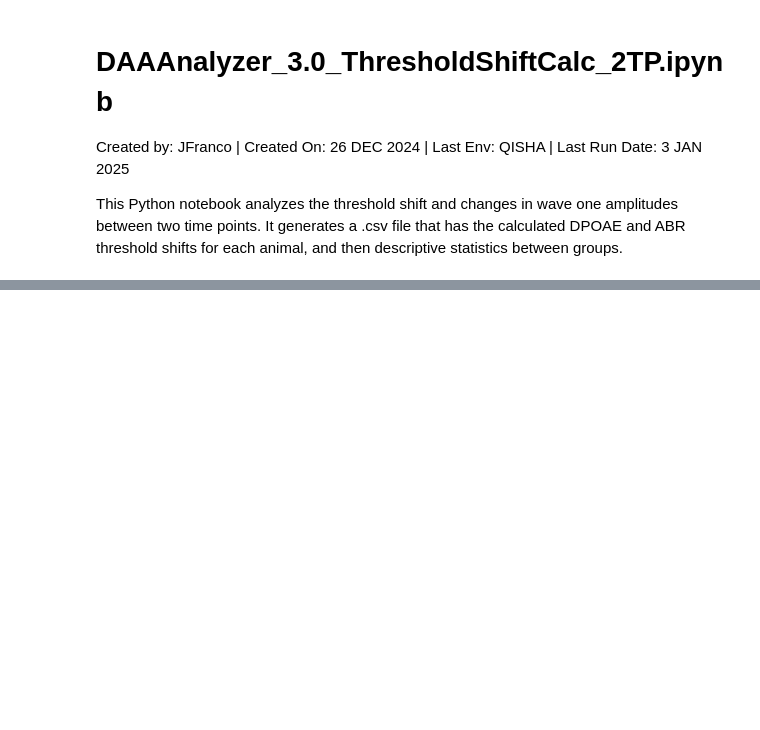
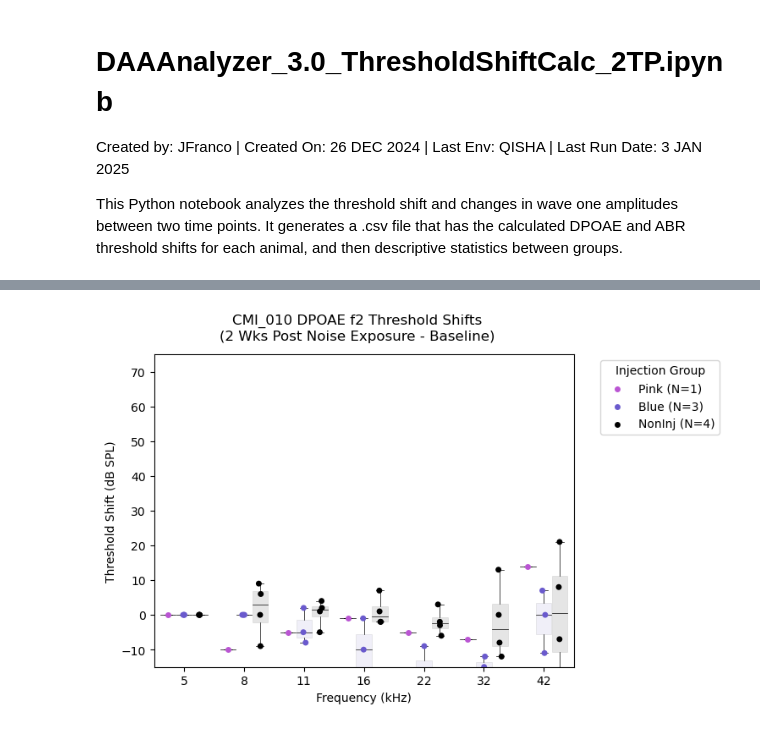
Before and after one commit to engineeringjoy/DAA_Analyzer, a Jupyter notebook: DAAAnalyzer_3.0_ThresholdShiftCalc_2TP.ipynb, the cells around one changed output, grey strips where cells are left out. Cells and saved outputs as stored; diff of their text form; code cells hidden in the pictures; blank space fills up the shorter version.

```diff
--- a/DAAAnalyzer_3.0_ThresholdShiftCalc_2TP.ipynb
+++ b/DAAAnalyzer_3.0_ThresholdShiftCalc_2TP.ipynb
@@ -23,13 +29,14 @@ legColors = ["goldenrod", "slateblue","mediumorchid"]
 # %%
 # *** WHAT TO ANALYZE // WHERE TO GET/STORE **
 # Key identifiers
-prepID = 'CMI_005'
+prepID = 'CMI_010'
 daaRuns = [1,3]
+daaTypes = ['Baseline','2 Wks Post Noise Exposure']
 #fnMD = prepID+'.Metadata.AnimalInfo.csv'
 
 # Directories
 #   - Existing ones -
-dirMain = '/Users/joyfranco/Dropbox (Partners HealthCare)/JF_Shared/Data/CFTS/'
+dirMain = '/Users/joyfranco/Dropbox (Partners HealthCare)/JF_Shared/Data/DAA/'
 dirPrep = dirMain+prepID+'/'
 #dirData = dirPrep+'RawData/'
 #dirMD = dirPrep+'Metadata/'
@@ -49,7 +56,7 @@ fnBaseABRs = '.ABRThresholds.DAA_'
 
 #    - Ones that will be made -
 fnDPShifts = prepID+'.DPOAEThresholdShifts.csv'
-fnABRShifts = prepID+'.GroupABRStats.csv'
+fnABRShifts = prepID+'.ABRThresholdShifts.csv'
 # %%
 #    *** LOAD THRESHOLD SHEETS **
 dfDPThs = pd.DataFrame()
@@ -60,7 +67,7 @@ for i in range(len(daaRuns)):
     dfDPThs = pd.concat([dfDPThs, dfDP])
     dfABRThs = pd.concat([dfABRThs, dfABR])
 dfDPThs.drop(['Unnamed: 0'], axis=1, inplace=True)
-dfABRThs.drop(['Unnamed: 0','level_0','index'], axis=1, inplace=True)
+dfABRThs.drop(['Unnamed: 0','index'], axis=1, inplace=True)
 # %%
 # *** CALCULATE DPOAE THRESHOLD SHIFTS ***
 # Iterate through all of the animals
@@ -91,6 +99,0 @@ for an in dfDPThs['AnimalID'].unique():
-# %%
-dfDPShifts = dfDPShifts.drop(['AnimalID','CMIID','DAA_Run','Sex','Thresh_dBSPL'], axis=1)
-grpTh = dfDPShifts.groupby(['InjGroup', 'f2Freq_kHz'])
-grpTh.describe()
-#grpThStats = grpTh.describe()
-#grpThStats.to_csv(dirDFs+fnGBABRs, index=True)
@@ -270,0 +136,45 @@ plt.savefig(dirGpWOPlts+prepID+'.WaveIChange.BoxSwarm.Shift_1to3.png',  bbox_inc
+# %%
+# *** PLOT DPOAE f2 THRESHOLD SHIFTS ***
+plot = "DPOAEf2ThresholdShifts.Shift_"+str(daaRuns[0])+"."+str(daaRuns[1])
+plottype = "BoxStrip"
+title = prepID+" DPOAE f2 Threshold Shifts\n("+daaTypes[1]+' - '+daaTypes[0]+')'
+hue = 'InjGroup'
+x = 'f2Freq_kHz'
+data = dfDPShifts
+y='Shift_1to2'
+xlab = "Frequency (kHz)"
+ylab ="Threshold Shift (dB SPL)"
+ymin = -15
+ymax = 75
+savLoc = dirDPOAEs
+
+# *** MAKE PLOT ***
+fig, ax = plt.subplots()
+
+# Set the title of the figure
+fig.suptitle(title)
+
+# Setup the plot
+ax1 = sns.stripplot(data=data,x=x,y=y, hue=hue,palette=colors,legend = False, dodge = True, jitter=True)
+sns.boxplot(data=data,x=x,y=y, hue=hue,palette=colors,boxprops={'alpha': 0.1}, ax=ax1, dodge = True,linewidth=.5)
+ax1.set_ylim((ymin, ymax))
+ax1.set(xlabel=xlab)
+ax1.set(ylabel=ylab)
+ax1.get_legend().remove()
+
+# *~Set up legend~*
+labels =[]
+for i in range(len(conditions)):
+    label = conditions[i]+' (N='+str(len(data[data['InjGroup']==conditions[i]]['AnimalID'].unique()))+')',
+    labels.append(label[0])
+
+plt.legend(title='Injection Group', bbox_to_anchor=(1.05, 1), loc='upper left',  fancybox=True, labels=labels)
+leg = ax1.get_legend()
+noHandles = len(leg.legend_handles)
+i=0
+for i in range(0, noHandles):
+    leg.legend_handles[i].set_color(legColors[i])
+
+plt.savefig(savLoc+prepID+'.'+plot+'.'+plottype+'.png',  bbox_inches='tight', dpi = 300,format = 'png')
+# %% [output]
+[figure, added]
```
Also changed, not shown: parts of 10 cells of this notebook, 6 other files.
